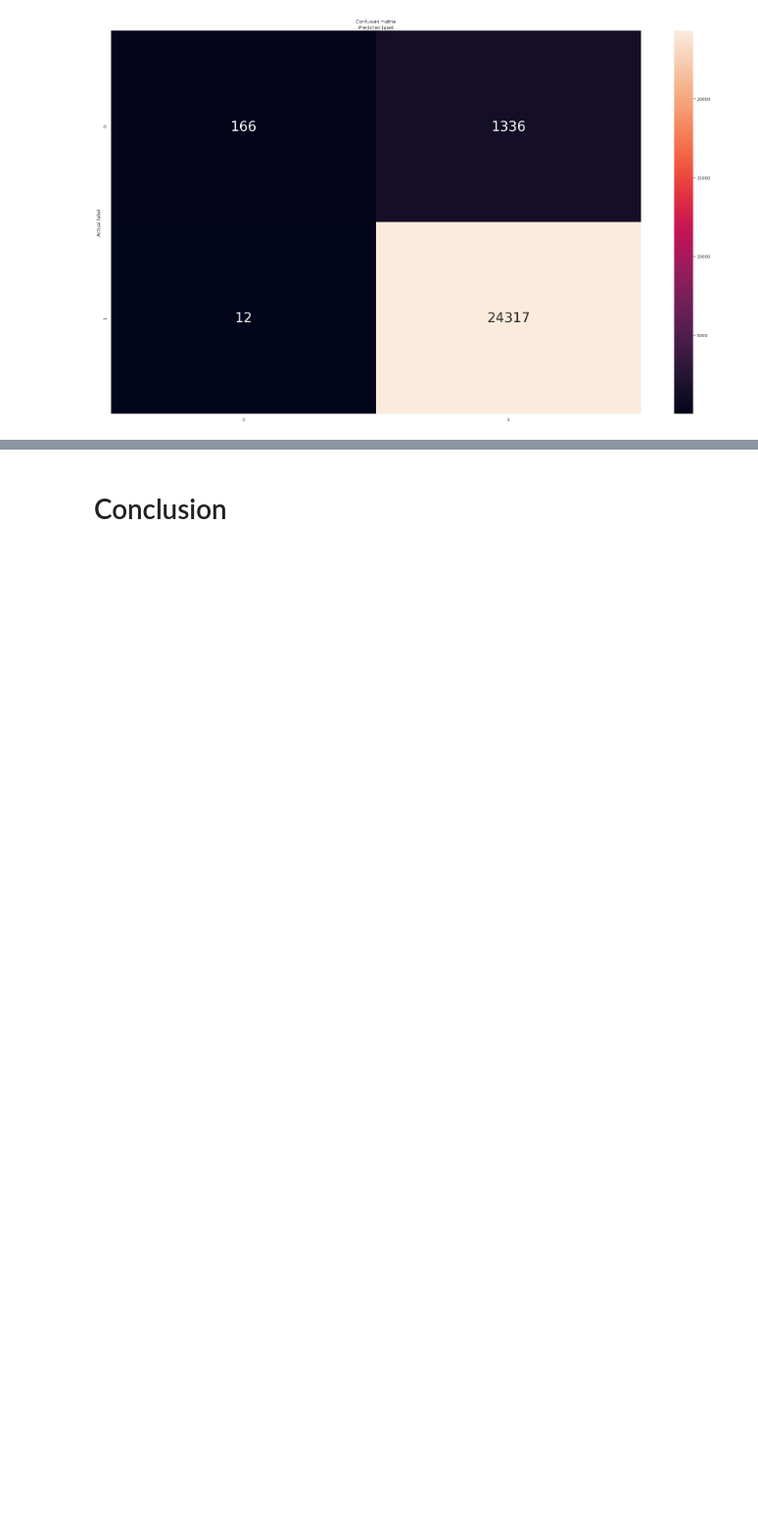
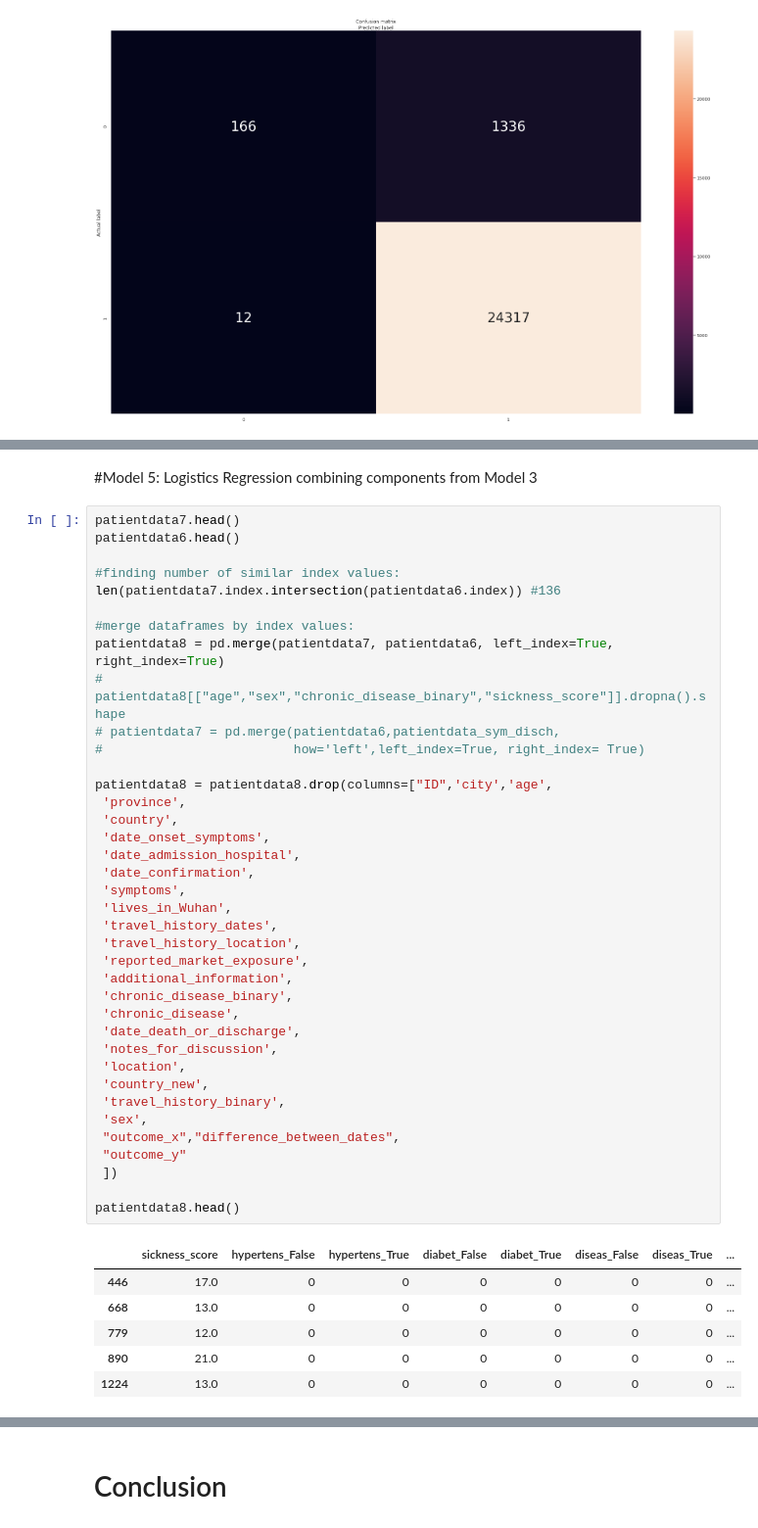
Before and after one commit to PrincessAllotey/DSC-500-Final-Project, a Jupyter notebook: dsc_500_princess_allotey_Version_2.ipynb, the cells around one changed output, grey strips where cells are left out. Shown at 98% size. Drawn from its saved outputs; the diff is of its cells as text; blank space fills up the shorter version.

```diff
--- a/dsc_500_princess_allotey_Version_2.ipynb
+++ b/dsc_500_princess_allotey_Version_2.ipynb
@@ -1434,0 +1502,47 @@ Text(0.5, 954.4, 'Predicted label')
+# %% [markdown]
+#Model 5: Logistics Regression combining components from Model 3
+# %%
+patientdata7.head()
+patientdata6.head()
+
+#finding number of similar index values:
+len(patientdata7.index.intersection(patientdata6.index)) #136
+
+#merge dataframes by index values:
+patientdata8 = pd.merge(patientdata7, patientdata6, left_index=True, right_index=True)
+# patientdata8[["age","sex","chronic_disease_binary","sickness_score"]].dropna().shape
+# patientdata7 = pd.merge(patientdata6,patientdata_sym_disch,
+#                         how='left',left_index=True, right_index= True)
+
+patientdata8 = patientdata8.drop(columns=["ID",'city','age',
+ 'province',
+ 'country',
+ 'date_onset_symptoms',
+ 'date_admission_hospital',
+ 'date_confirmation',
+ 'symptoms',
+ 'lives_in_Wuhan',
+ 'travel_history_dates',
+ 'travel_history_location',
+ 'reported_market_exposure',
+ 'additional_information',
+ 'chronic_disease_binary',
+ 'chronic_disease',
+ 'date_death_or_discharge',
+ 'notes_for_discussion',
+ 'location',
+ 'country_new',
+ 'travel_history_binary',
+ 'sex',
+ "outcome_x","difference_between_dates",
+ "outcome_y"
+ ])
+
+patientdata8.head()
+# %% [output]
+|  | sickness_score | hypertens_False | hypertens_True | diabet_False | diabet_True | diseas_False | diseas_True | ... |
+| 446 | 17.0 | 0 | 0 | 0 | 0 | 0 | 0 | ... |
+| 668 | 13.0 | 0 | 0 | 0 | 0 | 0 | 0 | ... |
+| 779 | 12.0 | 0 | 0 | 0 | 0 | 0 | 0 | ... |
+| 890 | 21.0 | 0 | 0 | 0 | 0 | 0 | 0 | ... |
+| 1224 | 13.0 | 0 | 0 | 0 | 0 | 0 | 0 | ... |
```
Also changed, not shown: parts of 25 cells of this notebook.
